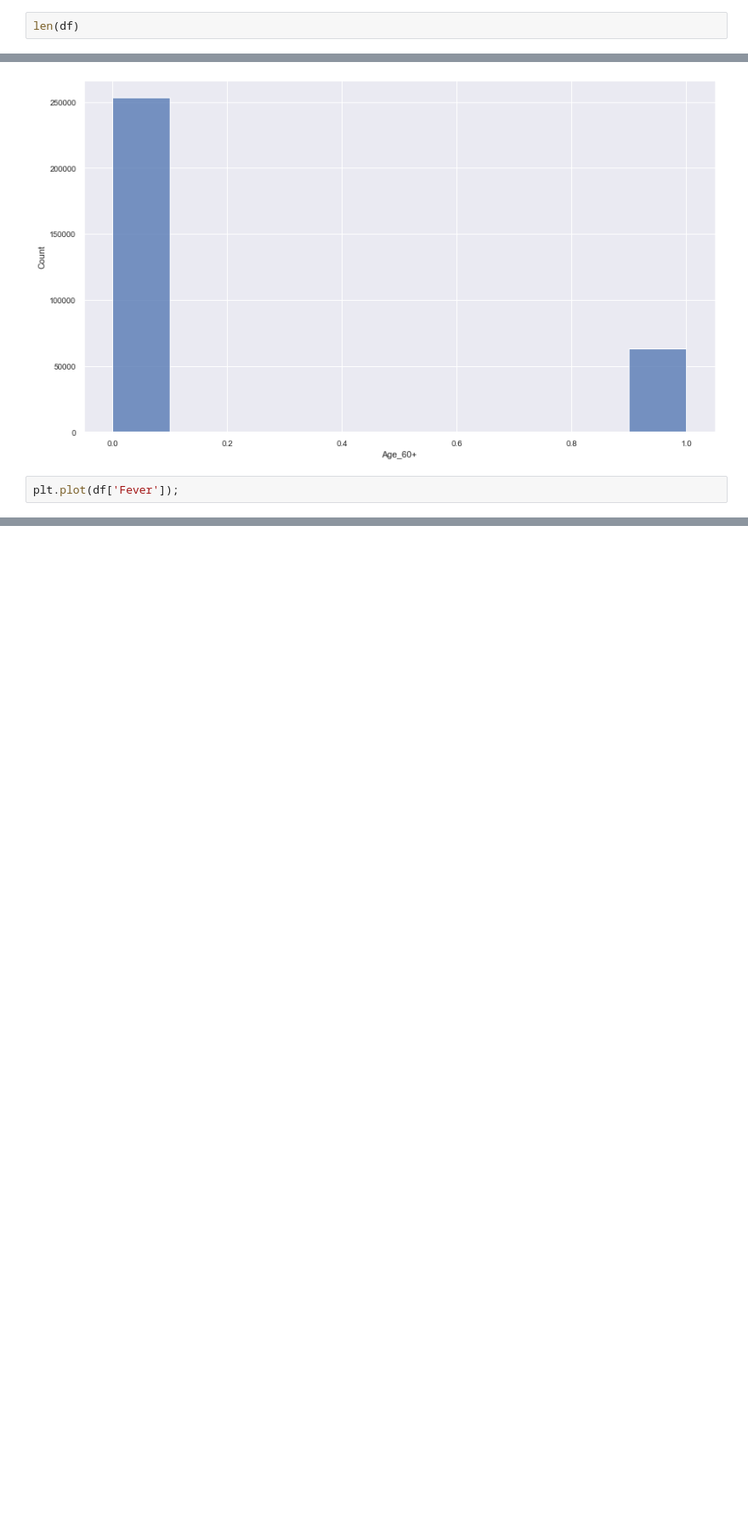
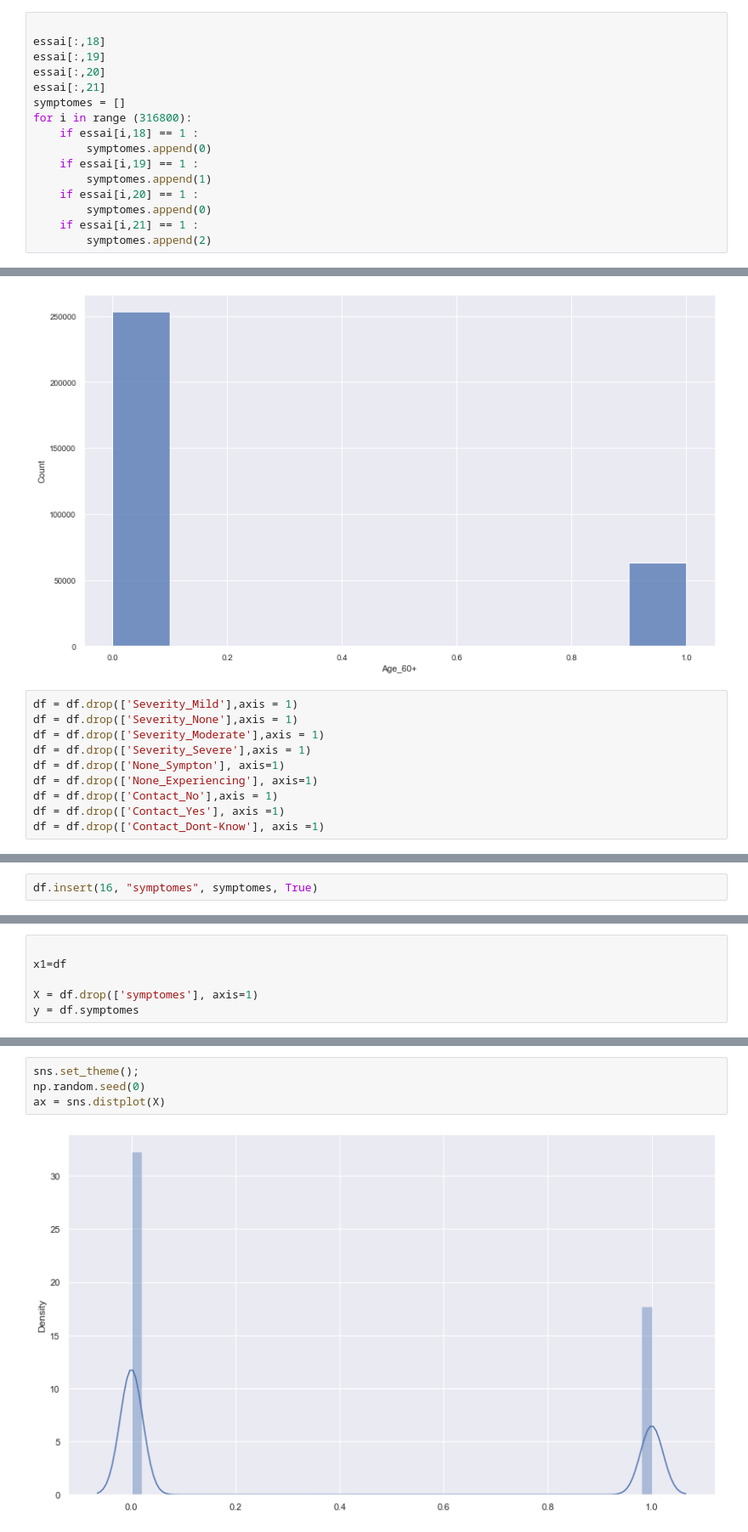
Before and after one commit to kashimmirza/cseproject, a Jupyter notebook: covid19_symtomps.ipynb, the cells around one changed output, grey strips where cells are left out. Shown at 85% size. Saved outputs shown, nothing was run; the diff lists cells and outputs as text; blank space fills up the shorter version.

```diff
--- a/covid19_symtomps.ipynb
+++ b/covid19_symtomps.ipynb
@@ -92,2 +85,16 @@ df = df.drop(['Country'],axis = 1 )
 # %%
-len(df)
+
+essai[:,18]
+essai[:,19]
+essai[:,20]
+essai[:,21]
+symptomes = []
+for i in range (316800):
+    if essai[i,18] == 1 :
+        symptomes.append(0)
+    if essai[i,19] == 1 :
+        symptomes.append(1)
+    if essai[i,20] == 1 :
+        symptomes.append(0)
+    if essai[i,21] == 1 :
+        symptomes.append(2)
@@ -111,4 +107,12 @@ sns.histplot(x= "Age_60+",bins=10, data = df);
 # %% [output]
 [figure]
 # %%
-plt.plot(df['Fever']);
+df = df.drop(['Severity_Mild'],axis = 1)
+df = df.drop(['Severity_None'],axis = 1)
+df = df.drop(['Severity_Moderate'],axis = 1)
+df = df.drop(['Severity_Severe'],axis = 1)
+df = df.drop(['None_Sympton'], axis=1)
+df = df.drop(['None_Experiencing'], axis=1)
+df = df.drop(['Contact_No'],axis = 1)
+df = df.drop(['Contact_Yes'], axis =1)
+df = df.drop(['Contact_Dont-Know'], axis =1)
@@ -116,0 +119,2 @@ plt.plot(df['Fever']);
+# %%
+df.insert(16, "symptomes", symptomes, True)
@@ -116,0 +139,6 @@ plt.plot(df['Fever']);
+# %%
+
+x1=df
+
+X = df.drop(['symptomes'], axis=1)
+y = df.symptomes
@@ -116,0 +152,6 @@ plt.plot(df['Fever']);
+# %%
+sns.set_theme();
+np.random.seed(0)
+ax = sns.distplot(X)
+# %% [output]
+[figure, added]
```
Also changed, not shown: parts of 28 cells of this notebook.
